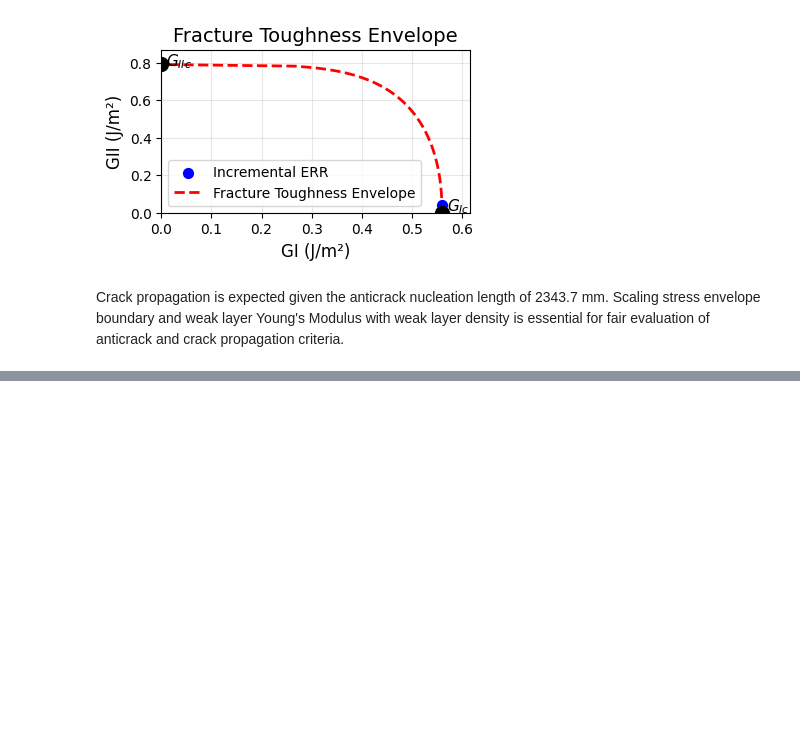
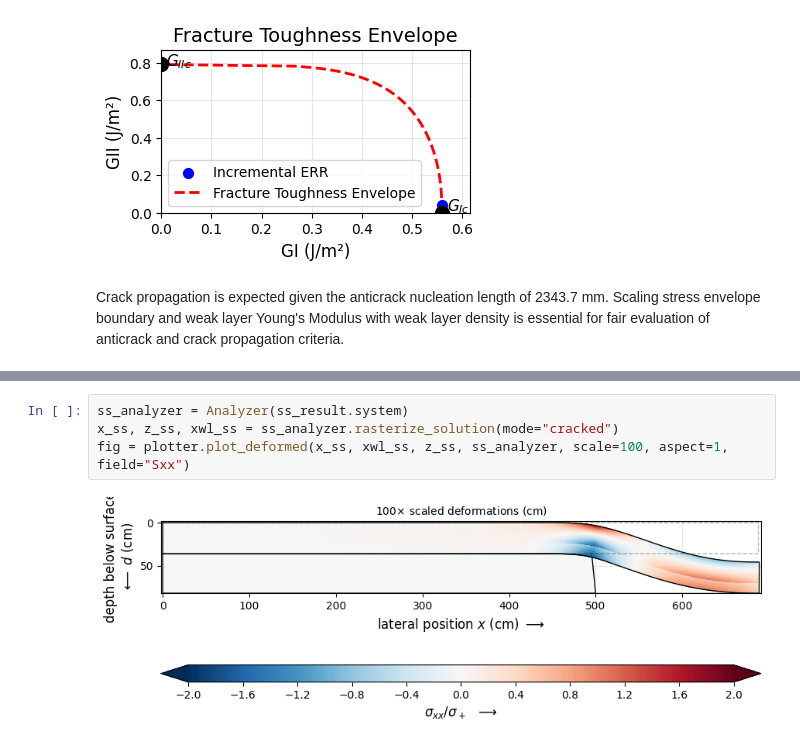
Before and after one commit to 2phi/weac, a Jupyter notebook: demo/demo.ipynb, the cells around one changed output, grey strips where cells are left out. Drawn from its saved outputs; the diff is of its cells as text; blank space fills up the shorter version.

```diff
--- a/demo/demo.ipynb
+++ b/demo/demo.ipynb
@@ -870,0 +944,6 @@ Crack propagation is expected given the anticrack nucleation length of 2343.7 mm
+# %%
+ss_analyzer = Analyzer(ss_result.system)
+x_ss, z_ss, xwl_ss = ss_analyzer.rasterize_solution(mode="cracked")
+fig = plotter.plot_deformed(x_ss, xwl_ss, z_ss, ss_analyzer, scale=100, aspect=1, field="Sxx")
+# %% [output]
+[figure, added]
```
Also changed, not shown: parts of 17 cells of this notebook, 1 other file.
